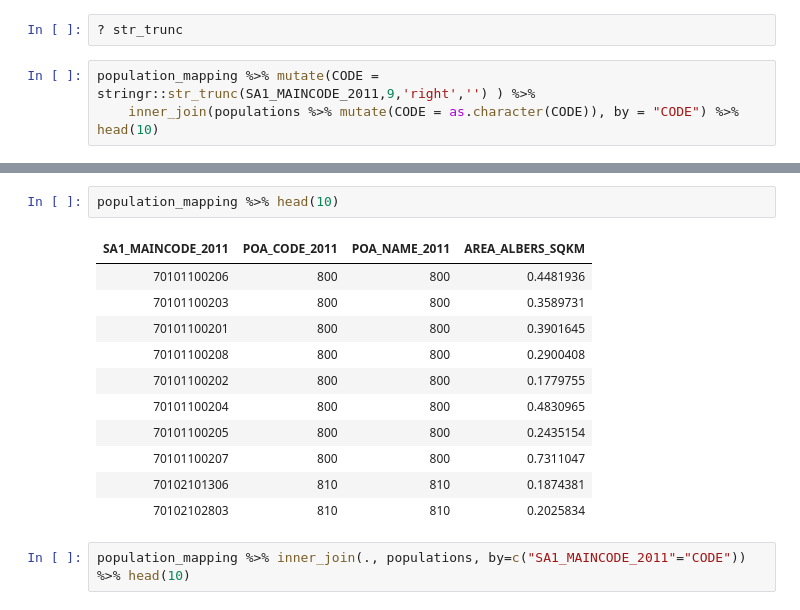
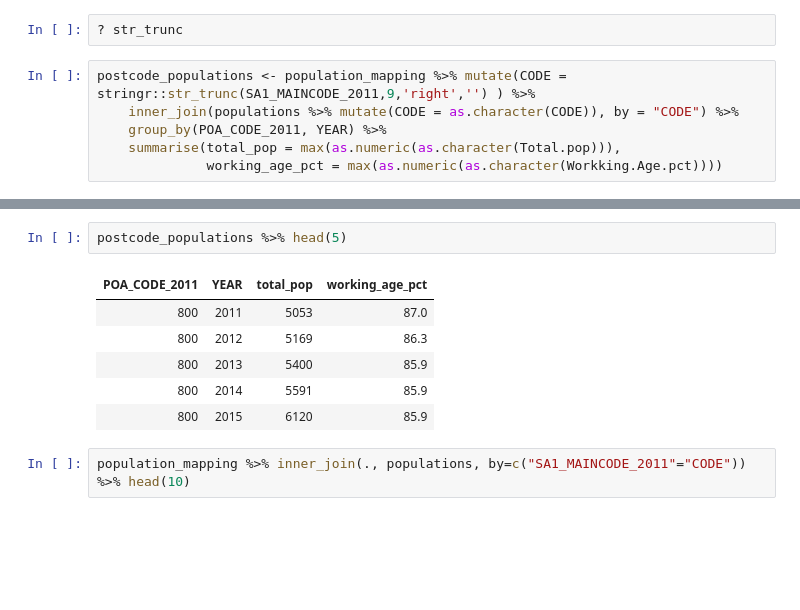
Before and after one commit to smstojanovic/iSel_MelbDatathon2017, a Jupyter notebook: steve/Antibiotic Strains by location.ipynb, the cells around one changed output, grey strips where cells are left out. Saved outputs shown, nothing was run; the diff lists cells and outputs as text; blank space fills up the shorter version.

Commit message:
still building population samples into analysis

```diff
--- a/steve/Antibiotic Strains by location.ipynb
+++ b/steve/Antibiotic Strains by location.ipynb
@@ -151,6 +151,9 @@ stringr::str_trunc('20804119541',9,"right",ellipsis="")
 # %%
 ? str_trunc
 # %%
-population_mapping %>% mutate(CODE = stringr::str_trunc(SA1_MAINCODE_2011,9,'right','') ) %>%
-    inner_join(populations %>% mutate(CODE = as.character(CODE)), by = "CODE") %>% head(10)
+postcode_populations <- population_mapping %>% mutate(CODE = stringr::str_trunc(SA1_MAINCODE_2011,9,'right','') ) %>%
+    inner_join(populations %>% mutate(CODE = as.character(CODE)), by = "CODE") %>%
+    group_by(POA_CODE_2011, YEAR) %>%
+    summarise(total_pop = max(as.numeric(as.character(Total.pop))),
+              working_age_pct = max(as.numeric(as.character(Workking.Age.pct))))
 # %% [output]
@@ -168,17 +177,12 @@ population_mapping %>% mutate(CODE = stringr::str_trunc(SA1_MAINCODE_2011,9,'rig
-# %%
-population_mapping %>% head(10)
-# %% [output]
-| SA1_MAINCODE_2011 | POA_CODE_2011 | POA_NAME_2011 | AREA_ALBERS_SQKM |
-| 70101100206 | 800 | 800 | 0.4481936 |
-| 70101100203 | 800 | 800 | 0.3589731 |
-| 70101100201 | 800 | 800 | 0.3901645 |
-| 70101100208 | 800 | 800 | 0.2900408 |
-| 70101100202 | 800 | 800 | 0.1779755 |
-| 70101100204 | 800 | 800 | 0.4830965 |
-| 70101100205 | 800 | 800 | 0.2435154 |
-| 70101100207 | 800 | 800 | 0.7311047 |
-| 70102101306 | 810 | 810 | 0.1874381 |
-| 70102102803 | 810 | 810 | 0.2025834 |
+# %%
+postcode_populations %>% head(5)
+# %% [output]
+| POA_CODE_2011 | YEAR | total_pop | working_age_pct |
+| 800 | 2011 | 5053 | 87.0 |
+| 800 | 2012 | 5169 | 86.3 |
+| 800 | 2013 | 5400 | 85.9 |
+| 800 | 2014 | 5591 | 85.9 |
+| 800 | 2015 | 6120 | 85.9 |
 # %%
 population_mapping %>% inner_join(., populations, by=c("SA1_MAINCODE_2011"="CODE")) %>% head(10)
 # %% [output]
```
Also changed, not shown: parts of 2 cells of this notebook.
